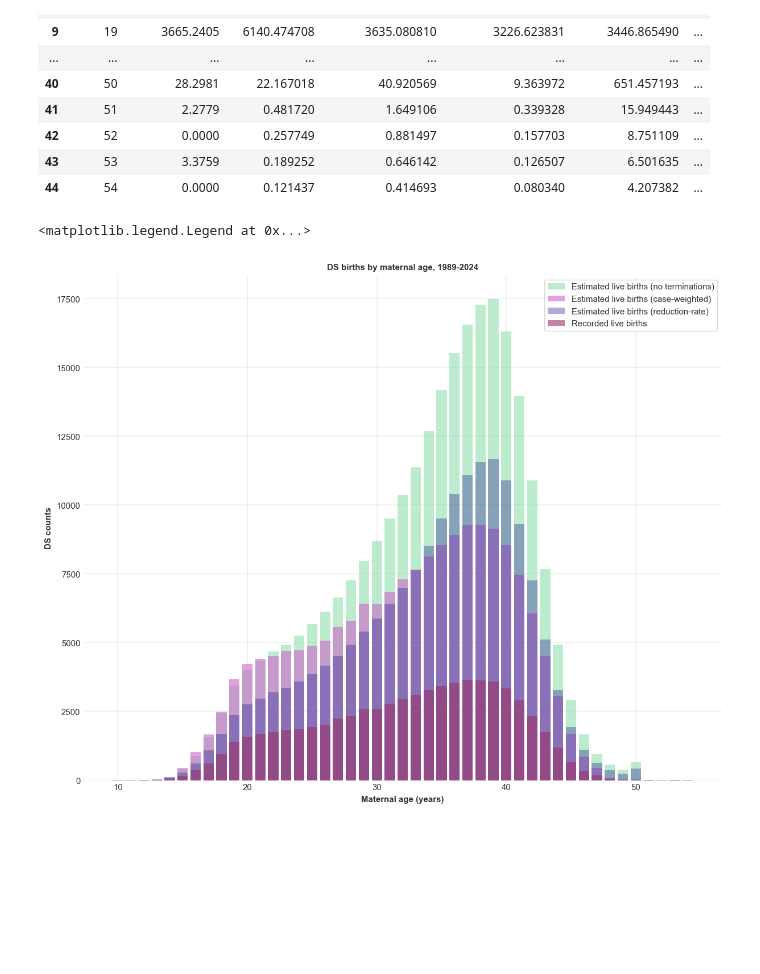
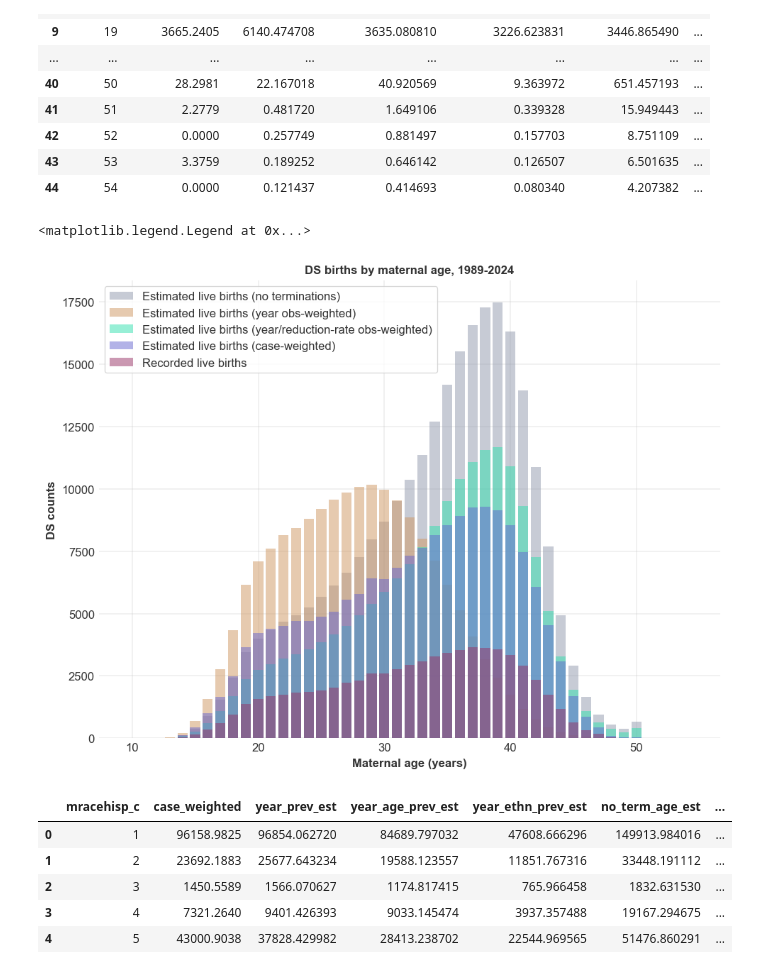
Before and after one commit to frankbuckley/ds-births-populations, a Jupyter notebook: projects/us-birth-certificates/notes-ds-rec-weighting.ipynb, the cells around one changed output. Drawn from its saved outputs; the diff is of its cells as text; code cells hidden in the pictures; blank space fills up the shorter version.

```diff
--- a/projects/us-birth-certificates/notes-ds-rec-weighting.ipynb
+++ b/projects/us-birth-certificates/notes-ds-rec-weighting.ipynb
@@ -14,8 +14,8 @@ plt.style.use("../../notebook.mplstyle")
 
 os.makedirs("./output", exist_ok=True)
 # %%
-con.close()
-con = duckdb.connect("./data/us_births.db") #, read_only=True)
+#con.close()
+con = duckdb.connect("./data/us_births.db", read_only=True)
 # %%
 weights_df = pd.read_csv("./us-births-ds-rec-weights.csv").convert_dtypes()
 weights_df
@@ -156,15 +153,61 @@ weighted_est_ages_df
 | 43 | 53 | 3.3759 | 0.189252 | 0.646142 | 0.126507 | 6.501635 | ... |
 | 44 | 54 | 0.0000 | 0.121437 | 0.414693 | 0.080340 | 4.207382 | ... |
 # %%
-plt.figure(figsize=(10, 8))
-plt.bar(weighted_est_ages_df["mage_c"], weighted_est_ages_df["no_term_age_est"], color="#90e0ac99", label="Estimated live births (no terminations)")
-plt.bar(weighted_est_ages_df["mage_c"], weighted_est_ages_df["case_weighted"], color="#cc66cc99", label="Estimated live births (case-weighted)")
-plt.bar(weighted_est_ages_df["mage_c"], weighted_est_ages_df["term_under_est"], color="#33339966", label="Estimated live births (reduction-rate)")
-plt.bar(weighted_est_ages_df["mage_c"], weighted_est_ages_df["down_ind"], color="#99336699", label="Recorded live births")
+plt.figure(figsize=(8,6))
+plt.bar(weighted_est_ages_df["mage_c"], weighted_est_ages_df["no_term_age_est"], color="#9098ac80", label="Estimated live births (no terminations)")
+plt.bar(weighted_est_ages_df["mage_c"], weighted_est_ages_df["year_prev_est"], color="#cf966080", label="Estimated live births (year obs-weighted)")
+plt.bar(weighted_est_ages_df["mage_c"], weighted_est_ages_df["term_under_est"], color="#30e0af80", label="Estimated live births (year/reduction-rate obs-weighted)")
+plt.bar(weighted_est_ages_df["mage_c"], weighted_est_ages_df["case_weighted"], color="#6666d080", label="Estimated live births (case-weighted)")
+plt.bar(weighted_est_ages_df["mage_c"], weighted_est_ages_df["down_ind"], color="#99336680", label="Recorded live births")
 plt.title("DS births by maternal age, 1989-2024")
 plt.xlabel("Maternal age (years)")
 plt.ylabel("DS counts")
 plt.legend()
 # %% [output]
 <matplotlib.legend.Legend at 0x...>
-[figure, old version]
+[figure, new version]
+# %%
+ethnicity_df = con.execute(
+    """
+    SELECT
+        b.mracehisp_c,
+        SUM (b.ds_rec_weight) as case_weighted,
+        SUM (b.p_ds_lb_wt) as year_prev_est,
+        SUM (b.p_ds_lb_wt_mage) as year_age_prev_est,
+        SUM (e.prevalence / 10000.0) as year_ethn_prev_est,
+        SUM (b.p_ds_lb_nt) as no_term_age_est,
+        SUM (b.p_ds_lb_nt * (1 - r.reduction)) as term_under_est,
+        SUM (b.down_ind) as down_ind,
+    FROM
+        us_births as b
+        LEFT JOIN us_births_est_prevalence_ethnicity e
+            ON b.year = e.year AND b.mracehisp_c = e.mracehisp_c
+        JOIN reduction_rate_year r
+            ON b.year = r.year
+    WHERE
+        b.year >= 1989
+    GROUP BY
+        b.mracehisp_c
+    ORDER BY
+        b.mracehisp_c
+    """
+).df().dropna()
+
+race_labels = {
+    1: "NH White",
+    2: "NH Black",
+    3: "AI/AN",
+    4: "NH Asian/PI",
+    5: "Hispanic"
+}
+
+ethnicity_df["mracehisp_c_label"] = ethnicity_df["mracehisp_c"].map(race_labels)
+
+ethnicity_df
+# %% [output]
+|  | mracehisp_c | case_weighted | year_prev_est | year_age_prev_est | year_ethn_prev_est | no_term_age_est | ... |
+| 0 | 1 | 96158.9825 | 96854.062720 | 84689.797032 | 47608.666296 | 149913.984016 | ... |
+| 1 | 2 | 23692.1883 | 25677.643234 | 19588.123557 | 11851.767316 | 33448.191112 | ... |
+| 2 | 3 | 1450.5589 | 1566.070627 | 1174.817415 | 765.966458 | 1832.631530 | ... |
+| 3 | 4 | 7321.2640 | 9401.426393 | 9033.145474 | 3937.357488 | 19167.294675 | ... |
+| 4 | 5 | 43000.9038 | 37828.429982 | 28413.238702 | 22544.969565 | 51476.860291 | ... |
```
Also changed, not shown: parts of 8 cells of this notebook, 1 other file.
